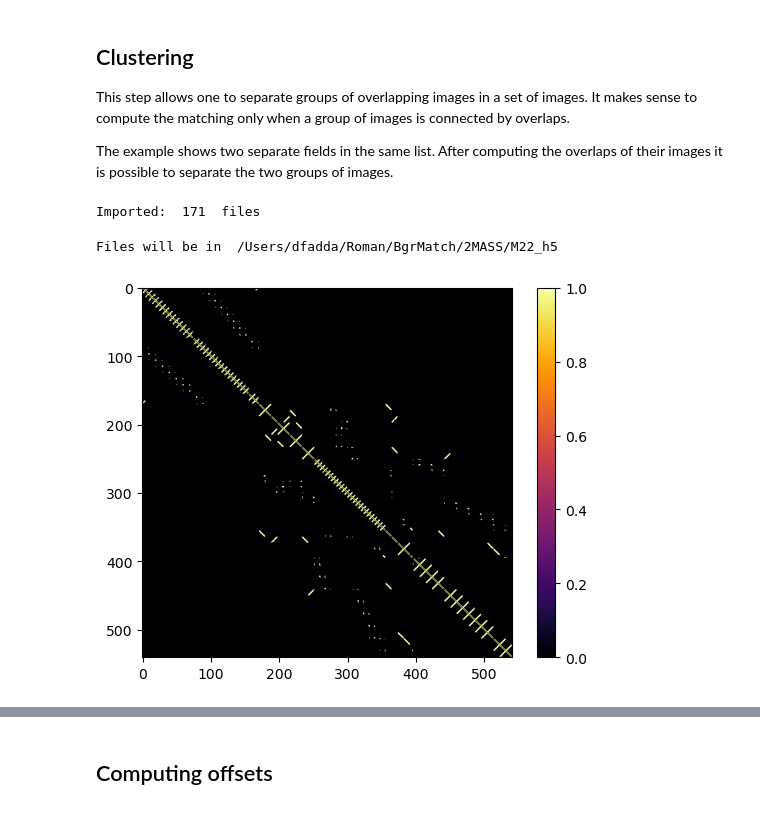
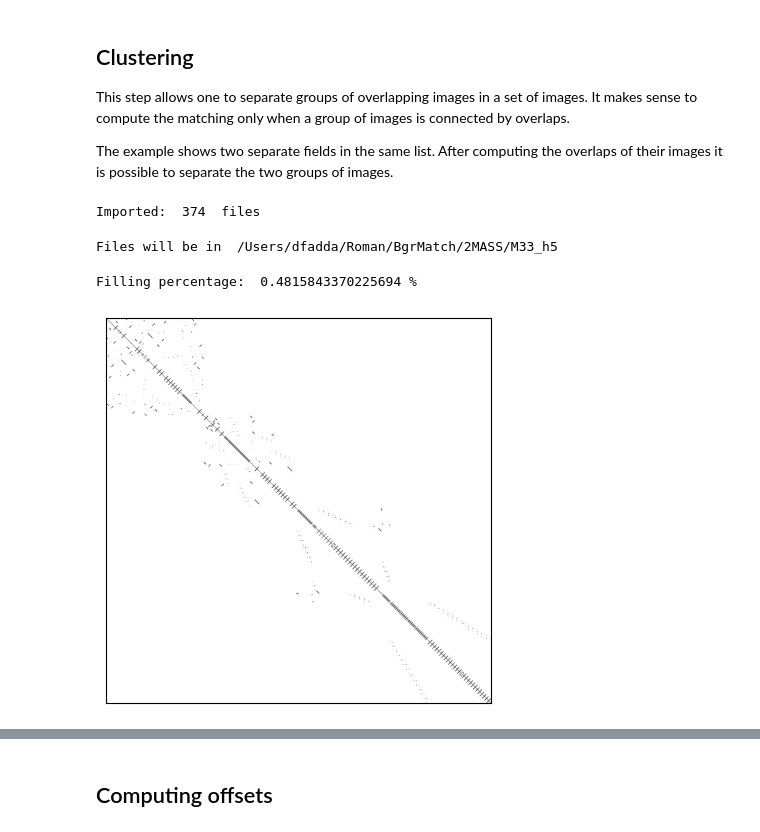
Before and after one commit to darioflute/wfiskymatch, a Jupyter notebook: notebooks/Pipeline.ipynb, the cells around one changed output, grey strips where cells are left out. Cells and saved outputs as stored; diff of their text form; code cells hidden in the pictures.

```diff
--- a/notebooks/Pipeline.ipynb
+++ b/notebooks/Pipeline.ipynb
@@ -46,56 +46,48 @@ The example shows two separate fields in the same list. After computing the over
 # %%
 # Getting a second set close
 from wfiskymatch.scripts import get2MASSfiles
-object = 'M22'
-size = 2
+#object = 'IC10'
+#object = 'NGC147'
+object = 'M33'
+size = 3.162
 outdir = '/Users/dfadda/Roman/BgrMatch/2MASS/'
 get2MASSfiles(object,size=size,outdir=outdir)
 # %% [output]
-Imported:  171  files
+Imported:  374  files
 # %%
 from wfiskymatch.scripts import tarfile2healpix
 import tarfile, os, gzip
-object = 'M22'
+#object = 'IC10'
+#object = 'NGC147'
+#object = 'M33'
 outdir = '/Users/dfadda/Roman/BgrMatch/2MASS/'
 tarfile2healpix(object, outdir=outdir)
 # %% [output]
-Files will be in  /Users/dfadda/Roman/BgrMatch/2MASS/M22_h5
+Files will be in  /Users/dfadda/Roman/BgrMatch/2MASS/M33_h5
 # %%
 # Computing overlap sparse matrix
-import h5py
-import numpy as np
+from wfiskymatch.tools import computeOverlaps
 from glob import glob as gb
-from scipy.sparse import csc_array
-files = sorted(gb('/Users/dfadda/Roman/BgrMatch/2MASS/M??_h5/*h5'))
 
-coverage = []
-for file in files:
-    with h5py.File(file, 'r') as hdf5_file:
-        cov = hdf5_file['hpcoverage'][:]
-        coverage.append(cov)
-nfiles = len(files)
-
-row = []
-col = []
-data = []
-for i in range(nfiles-1):
-    a = coverage[i]
-    for j in range(i+1, nfiles):
-        b = coverage[j]
-        common, aidx, bidx = np.intersect1d(a, b, return_indices=True)
-        if len(common) > 0:
-            col.extend([i,j])
-            row.extend([j,i])
-            data.extend([1,1])
-
-overlap = csc_array((data, (row, col)), shape=(nfiles,nfiles))
+files = sorted(gb('/Users/dfadda/Roman/BgrMatch/2MASS/*_h5/*h5'))
+overlap = computeOverlaps(files)
 # %%
 import matplotlib.pyplot as plt
-plt.imshow(overlap.toarray(),cmap='inferno',vmin=0,vmax=1)
-plt.colorbar()
+import numpy as np
+array2d = overlap.toarray()
+fig, ax = plt.subplots(1, 1, figsize=(5,5))
+ax.imshow(array2d,cmap='gray_r',vmin=0,vmax=1)
+plt.xticks([])
+plt.yticks([])
+#plt.colorbar()
+n = np.sum(array2d)
+nx,ny = np.shape(array2d)
+print('Filling percentage: ', n/(nx*ny) * 100,'%')
+#fig.savefig('sparsematrix_m31.pdf',bbox_inches="tight", pad_inches=0.2, transparent=True)
 plt.show()
 # %% [output]
+Filling percentage:  0.4815843370225694 %
-[figure, old version]
+[figure, new version]
 # %%
 # Connected groups: group of images with overlaps
 
```
Also changed, not shown: parts of 12 cells of this notebook.
